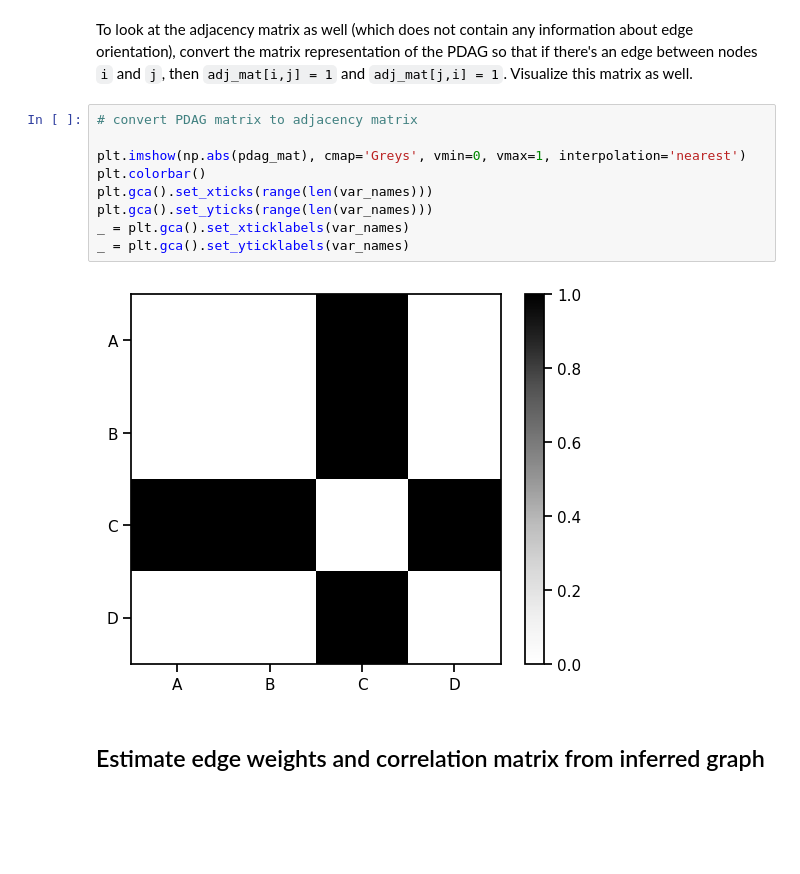
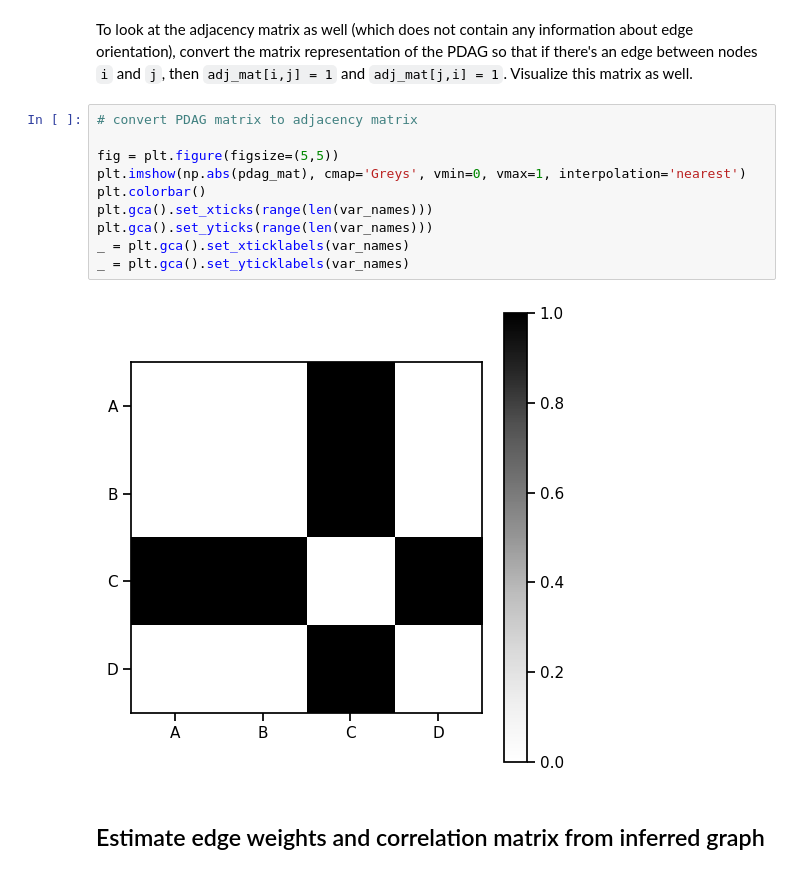
Before and after one commit to JHpusd/CFL_Research, a Jupyter notebook: practice_problems/07_20_23_day9_causal_modeling/code/diy_notebooks/exercise1.ipynb, the cells around one changed output. Cells and saved outputs as stored; diff of their text form; blank space fills up the shorter version.

```diff
--- a/practice_problems/07_20_23_day9_causal_modeling/code/diy_notebooks/exercise1.ipynb
+++ b/practice_problems/07_20_23_day9_causal_modeling/code/diy_notebooks/exercise1.ipynb
@@ -230,14 +230,15 @@ if there's an edge between nodes `i` and `j`, then `adj_mat[i,j] = 1` and
 # %%
 # convert PDAG matrix to adjacency matrix
 
+fig = plt.figure(figsize=(5,5))
 plt.imshow(np.abs(pdag_mat), cmap='Greys', vmin=0, vmax=1, interpolation='nearest')
 plt.colorbar()
 plt.gca().set_xticks(range(len(var_names)))
 plt.gca().set_yticks(range(len(var_names)))
 _ = plt.gca().set_xticklabels(var_names)
 _ = plt.gca().set_yticklabels(var_names)
 # %% [output]
-[figure, old version]
+[figure, new version]
 # %% [markdown]
 ## Estimate edge weights and correlation matrix from inferred graph
 # %% [markdown]
```
Also changed, not shown: parts of 7 cells of this notebook, 1 other file.
